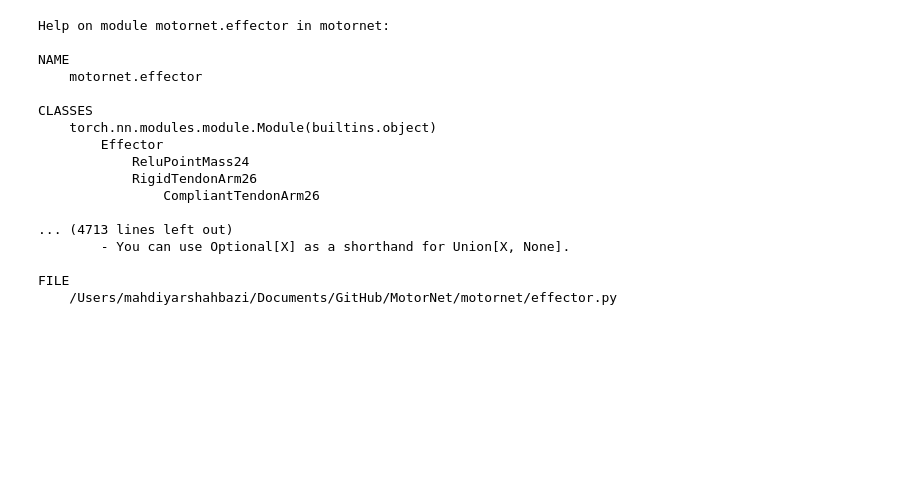
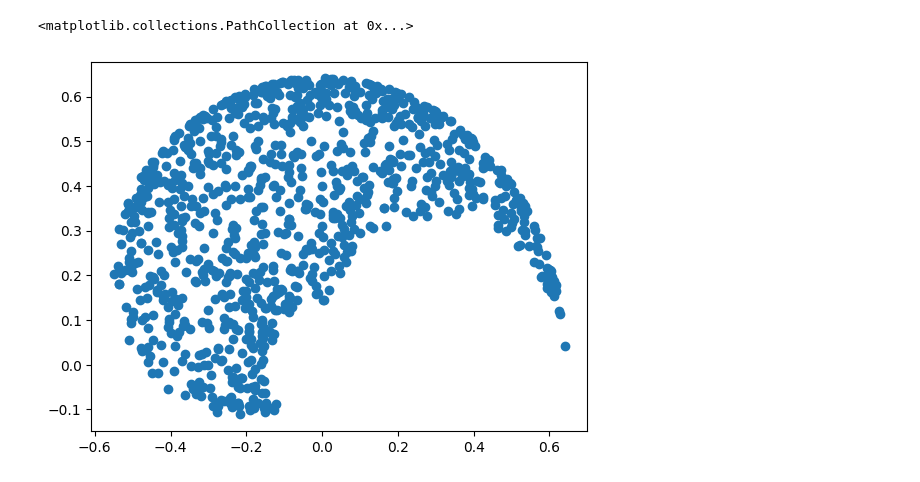
Before and after one commit to mshahbazi1997/MotorSavingModel, a Jupyter notebook: notebooks/tutorial.ipynb, the cells around one changed output. Drawn from its saved outputs; the diff is of its cells as text; code cells hidden in the pictures; blank space fills up the shorter version.

```diff
--- a/notebooks/tutorial.ipynb
+++ b/notebooks/tutorial.ipynb
@@ -3,22 +0,0 @@ import motornet as mn
-# %%
-help(mn.effector)
-effector = mn.effector.ReluPointMass24()
-env = mn.environment.RandomTargetReach(effector=effector, max_ep_duration=1.)
-# %% [output]
-Help on module motornet.effector in motornet:
-
-NAME
-    motornet.effector
-
-CLASSES
-    torch.nn.modules.module.Module(builtins.object)
-        Effector
-            ReluPointMass24
-            RigidTendonArm26
-                CompliantTendonArm26
-
-... (4713 lines left out)
-        - You can use Optional[X] as a shorthand for Union[X, None].
-
-FILE
-    /Users/mahdiyarshahbazi/Documents/GitHub/MotorNet/motornet/effector.py
@@ -24,0 +90,9 @@ FILE
+# %%
+effector = mn.effector.RigidTendonArm26(muscle=mn.muscle.ReluMuscle())
+env = MyCustomEnv(effector=effector,max_ep_duration=1.,name='env')
+
+pos = env.effector.joint2cartesian(env.effector.draw_random_uniform_states(1000)).numpy()[:, :2]
+plt.scatter(pos[:, 0],pos[:, 1])
+# %% [output]
+<matplotlib.collections.PathCollection at 0x...>
+[figure, added]
```
Also changed, not shown: parts of 10 cells of this notebook.
